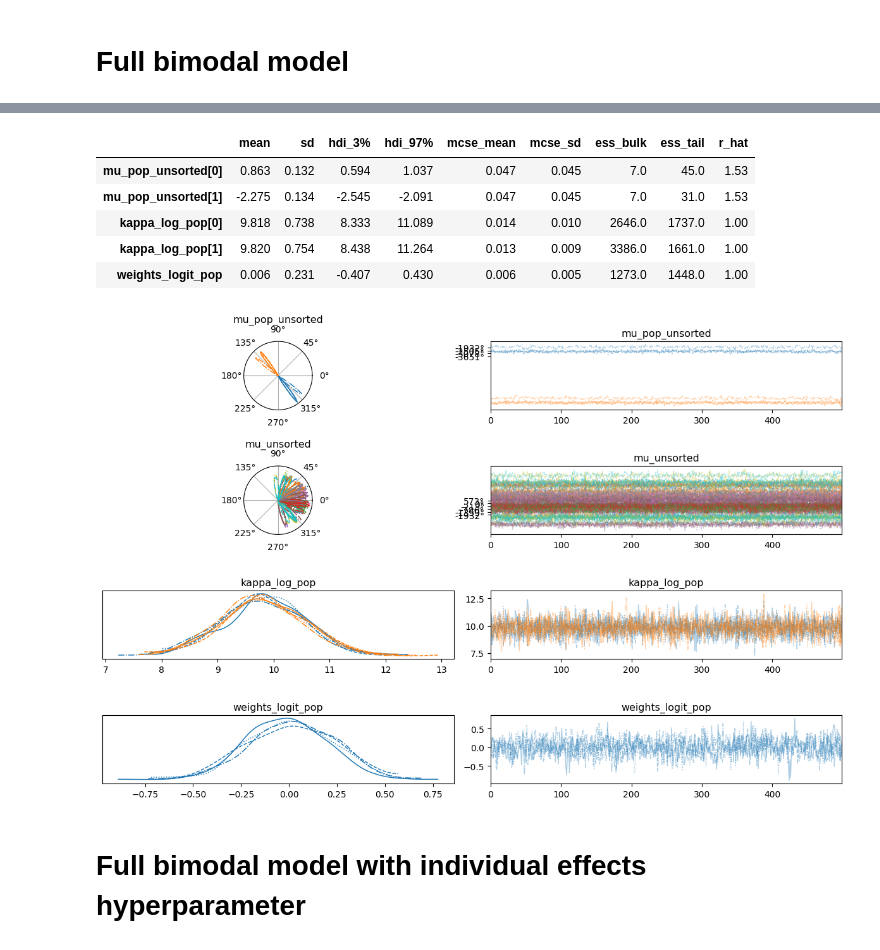
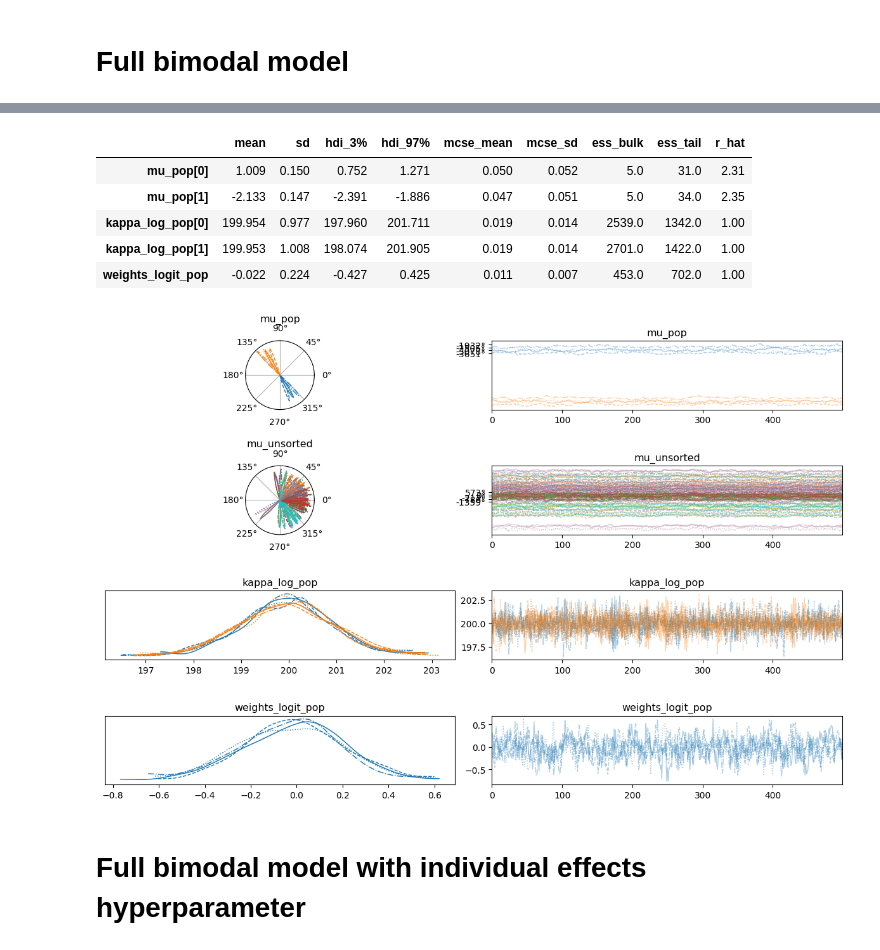
Before and after one commit to jgraving/unwrap, a Jupyter notebook: notebooks/bimodal_example.ipynb, the cells around one changed output, grey strips where cells are left out. Saved outputs shown, nothing was run; the diff lists cells and outputs as text; code cells hidden in the pictures.

```diff
--- a/notebooks/bimodal_example.ipynb
+++ b/notebooks/bimodal_example.ipynb
@@ -502,50 +506,50 @@ The effective sample size per chain is smaller than 100 for some parameters.  A
 #It may not even make sense to try to converge the model without the interaction, since the mu effect  brightness depends strongly on colour
 az.summary(
     trace,
-    var_names=["mu_pop_unsorted",
+    var_names=["mu_pop",
             #    "mu_unsorted",#there are a lot of these, perhaps don't inspect all immediately
                 "kappa_log_pop",
             #    "kappa_log",
                "weights_logit_pop",
             #    "weights_logit"
                 ],
-    circ_var_names=["mu_pop_unsorted",
+    circ_var_names=["mu_pop",
                     # "mu_unsorted"
                     ]
 )
 #NB mean should be around 60° = 1.05
 # %% [output]
 |  | mean | sd | hdi_3% | hdi_97% | mcse_mean | mcse_sd | ess_bulk | ess_tail | r_hat |
-| mu_pop_unsorted[0] | 0.863 | 0.132 | 0.594 | 1.037 | 0.047 | 0.045 | 7.0 | 45.0 | 1.53 |
-| mu_pop_unsorted[1] | -2.275 | 0.134 | -2.545 | -2.091 | 0.047 | 0.045 | 7.0 | 31.0 | 1.53 |
-| kappa_log_pop[0] | 9.818 | 0.738 | 8.333 | 11.089 | 0.014 | 0.010 | 2646.0 | 1737.0 | 1.00 |
-| kappa_log_pop[1] | 9.820 | 0.754 | 8.438 | 11.264 | 0.013 | 0.009 | 3386.0 | 1661.0 | 1.00 |
-| weights_logit_pop | 0.006 | 0.231 | -0.407 | 0.430 | 0.006 | 0.005 | 1273.0 | 1448.0 | 1.00 |
+| mu_pop[0] | 1.009 | 0.150 | 0.752 | 1.271 | 0.050 | 0.052 | 5.0 | 31.0 | 2.31 |
+| mu_pop[1] | -2.133 | 0.147 | -2.391 | -1.886 | 0.047 | 0.051 | 5.0 | 34.0 | 2.35 |
+| kappa_log_pop[0] | 199.954 | 0.977 | 197.960 | 201.711 | 0.019 | 0.014 | 2539.0 | 1342.0 | 1.00 |
+| kappa_log_pop[1] | 199.953 | 1.008 | 198.074 | 201.905 | 0.019 | 0.014 | 2701.0 | 1422.0 | 1.00 |
+| weights_logit_pop | -0.022 | 0.224 | -0.427 | 0.425 | 0.011 | 0.007 | 453.0 | 702.0 | 1.00 |
 # %%
-varnms = ["mu_pop_unsorted",
+varnms = ["mu_pop",
                "mu_unsorted",#there are a lot of these, perhaps don't inspect all immediately
                 "kappa_log_pop",
             #    "kappa_log",
                "weights_logit_pop",
             #    "weights_logit"
                 ]
 #Specify which parameters are circular
-cvars = ["mu_pop_unsorted",
+cvars = ["mu_pop",
                     "mu_unsorted"
                     ]
 #transform the circular data for interpretability
 trace_trans = trace.copy() # set up a variable for transformed data
 for cvar in cvars:
     trace_trans.posterior[cvar] = -180*trace_trans.posterior[cvar]/np.pi # convert each to degrees that will plot clockwise
 
 az.plot_trace(trace_trans,
               var_names=varnms,
               circ_var_names=cvars,
               circ_var_units='degrees') #now in degrees and going clockwise, but axis labels are anticlock and start at right
 plt.tight_layout()
 plt.show()
 # %% [output]
-[figure, old version]
+[figure, new version]
 # %% [markdown]
 # Full bimodal model with individual effects hyperparameter
 # %%
```
Also changed, not shown: parts of 6 cells of this notebook.
